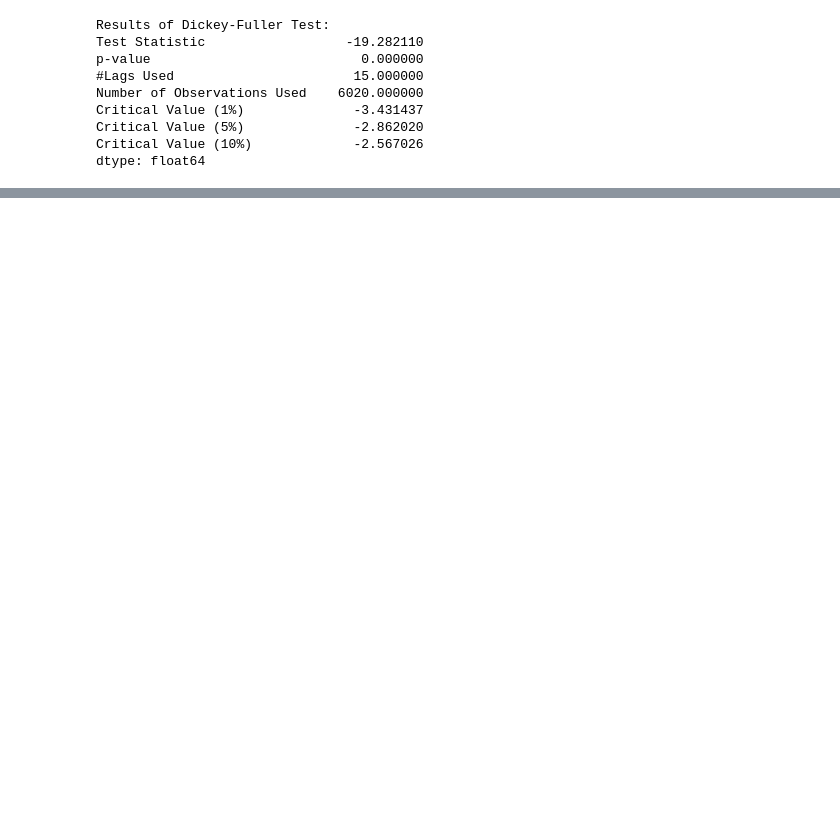
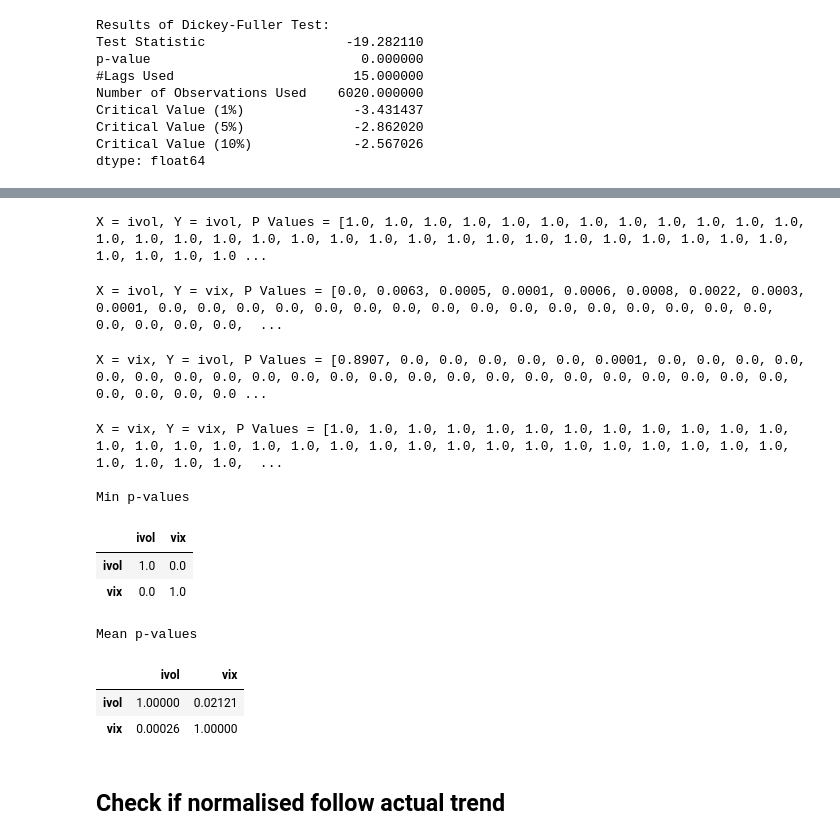
Before and after one commit to Horstann/CC-TTS-GANs, a Jupyter notebook: 01 EDA.ipynb, the cells around one changed output, grey strips where cells are left out. Drawn from its saved outputs; the diff is of its cells as text; code cells hidden in the pictures; blank space fills up the shorter version.

```diff
--- a/01 EDA.ipynb
+++ b/01 EDA.ipynb
@@ -65,0 +183,18 @@ logreturns.shape
+# %%
+granger_causation_matrix(real_data.df, treatment_vars=['ivol','vix'], outcome_vars=['ivol','vix'], verbose=True)
+# %% [output]
+X = ivol, Y = ivol, P Values = [1.0, 1.0, 1.0, 1.0, 1.0, 1.0, 1.0, 1.0, 1.0, 1.0, 1.0, 1.0, 1.0, 1.0, 1.0, 1.0, 1.0, 1.0, 1.0, 1.0, 1.0, 1.0, 1.0, 1.0, 1.0, 1.0, 1.0, 1.0, 1.0, 1.0, 1.0, 1.0, 1.0, 1.0 ...
+X = ivol, Y = vix, P Values = [0.0, 0.0063, 0.0005, 0.0001, 0.0006, 0.0008, 0.0022, 0.0003, 0.0001, 0.0, 0.0, 0.0, 0.0, 0.0, 0.0, 0.0, 0.0, 0.0, 0.0, 0.0, 0.0, 0.0, 0.0, 0.0, 0.0, 0.0, 0.0, 0.0, 0.0,  ...
+X = vix, Y = ivol, P Values = [0.8907, 0.0, 0.0, 0.0, 0.0, 0.0, 0.0001, 0.0, 0.0, 0.0, 0.0, 0.0, 0.0, 0.0, 0.0, 0.0, 0.0, 0.0, 0.0, 0.0, 0.0, 0.0, 0.0, 0.0, 0.0, 0.0, 0.0, 0.0, 0.0, 0.0, 0.0, 0.0, 0.0 ...
+X = vix, Y = vix, P Values = [1.0, 1.0, 1.0, 1.0, 1.0, 1.0, 1.0, 1.0, 1.0, 1.0, 1.0, 1.0, 1.0, 1.0, 1.0, 1.0, 1.0, 1.0, 1.0, 1.0, 1.0, 1.0, 1.0, 1.0, 1.0, 1.0, 1.0, 1.0, 1.0, 1.0, 1.0, 1.0, 1.0, 1.0,  ...
+
+Min p-values
+|  | ivol | vix |
+| ivol | 1.0 | 0.0 |
+| vix | 0.0 | 1.0 |
+Mean p-values
+|  | ivol | vix |
+| ivol | 1.00000 | 0.02121 |
+| vix | 0.00026 | 1.00000 |
+# %% [markdown]
+## Check if normalised follow actual trend
```
Also changed, not shown: parts of 21 cells of this notebook, 23 other files.
